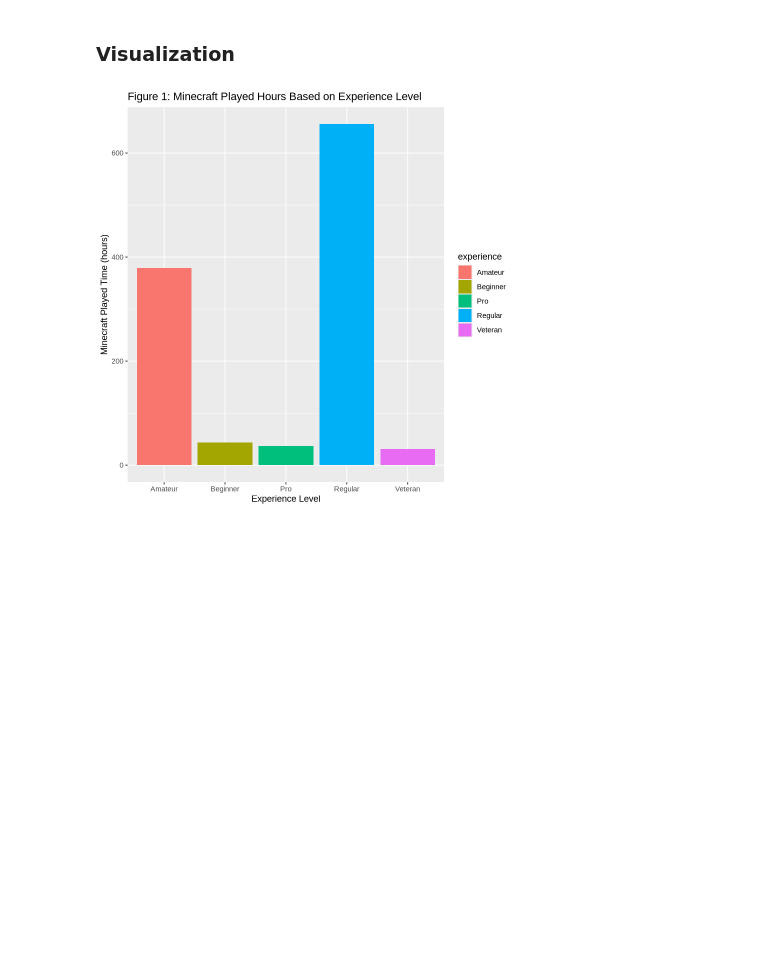
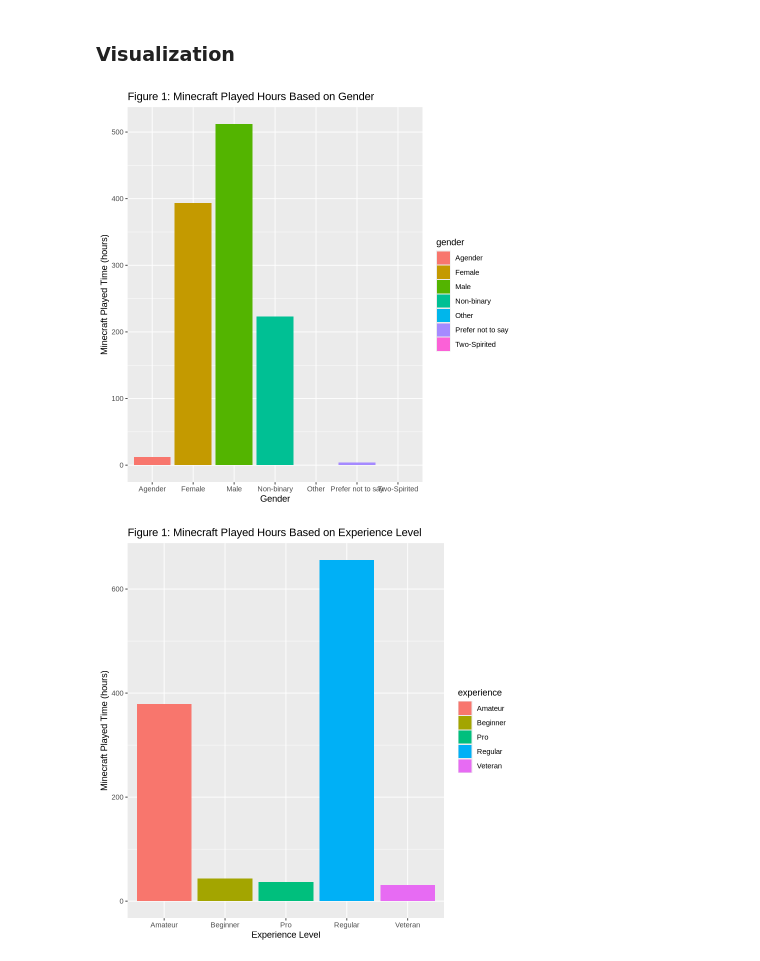
Before and after one commit to azoli113/DSCI100-Project-Group-006-36, a Jupyter notebook: Final Project.ipynb, the cells around one changed output. Cells and saved outputs as stored; diff of their text form; code cells hidden in the pictures; blank space fills up the shorter version.

```diff
--- a/Final Project.ipynb
+++ b/Final Project.ipynb
@@ -86,6 +87,12 @@ A tibble: 1 × 2
 | 5.845918 | 20.52062 |
 # %% [markdown]
 ### Visualization
+# %%
+ggplot(players_data, aes(x = gender, y = played_hours, fill = gender)) +
+    geom_bar(stat = "identity") +
+    labs(title = "Figure 1: Minecraft Played Hours Based on Gender", x = "Gender", y = "Minecraft Played Time (hours)")
+# %% [output]
+[figure, added]
 # %%
 ggplot(players, aes(x = experience, y = played_hours, fill = experience)) +
     geom_bar(stat = "identity") +
```
Also changed, not shown: parts of 1 cell of this notebook.
